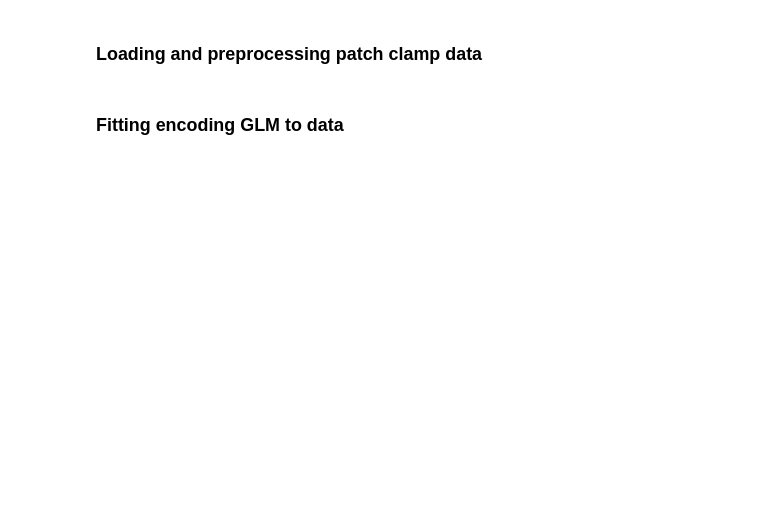
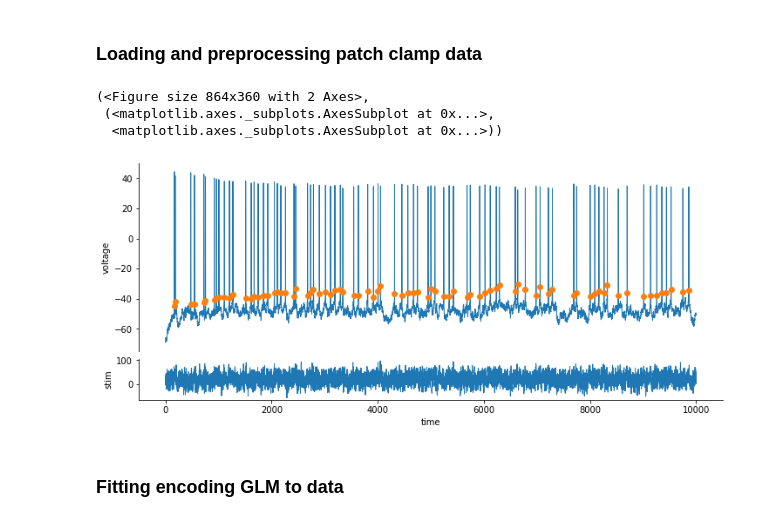
Before and after one commit to diegoarri91/iclamp-glm, a Jupyter notebook: examples/fit_and_decode.ipynb, the cells around one changed output. Drawn from its saved outputs; the diff is of its cells as text; code cells hidden in the pictures; blank space fills up the shorter version.

```diff
--- a/examples/fit_and_decode.ipynb
+++ b/examples/fit_and_decode.ipynb
@@ -1,10 +16,14 @@
 # %% [markdown]
 ### Loading and preprocessing patch clamp data
 # %%
-import numpy as np
-from icglm.iclamp import IClamp
 ic = IClamp.load_from_abf(path='./18o03049.abf')
 ic = ic.subtract_Ih(th=1000.1).restrict(t0=1000.1, tf=11000.1)
-ic.plot(sweeps=[0])
+ic.set_mask_spikes(thr=0, t_before_spike_peak=0.8)
+ic.plot(sweeps=[0], spikes=True)
+# %% [output]
+(<Figure size 864x360 with 2 Axes>,
+ (<matplotlib.axes._subplots.AxesSubplot at 0x...>,
+  <matplotlib.axes._subplots.AxesSubplot at 0x...>))
+[figure, added]
 # %% [markdown]
 ### Fitting encoding GLM to data
```
Also changed, not shown: parts of 7 cells of this notebook, 26 other files.
